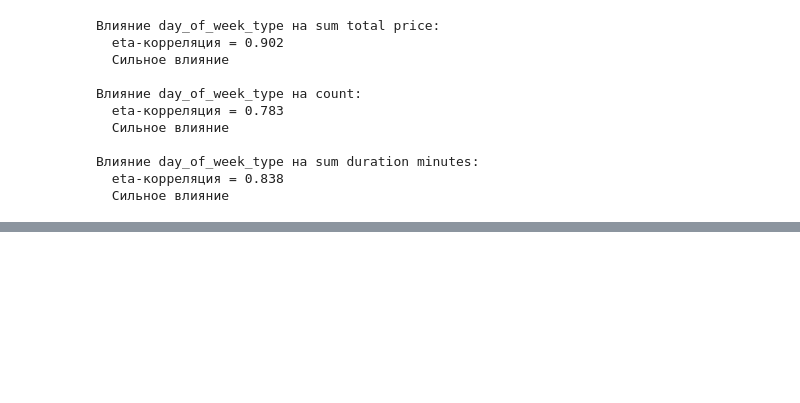
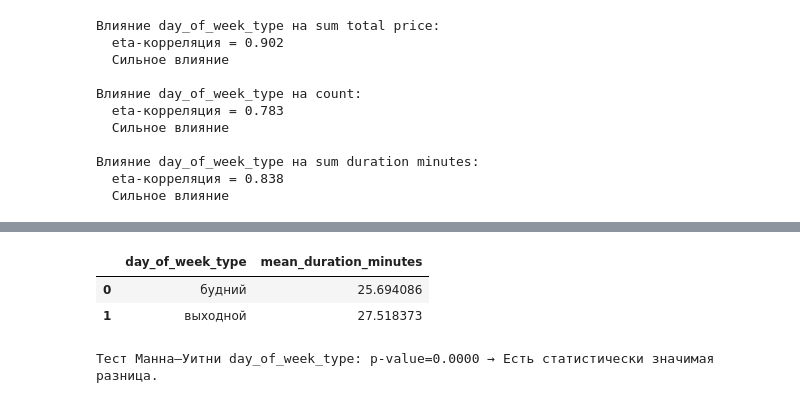
Before and after one commit to fIIame/scooter_sharing_analysis, a Jupyter notebook: notebooks/EDA.ipynb, the cells around one changed output, grey strips where cells are left out. Cells and saved outputs as stored; diff of their text form; code cells hidden in the pictures; blank space fills up the shorter version.

```diff
--- a/notebooks/EDA.ipynb
+++ b/notebooks/EDA.ipynb
@@ -645,0 +681,12 @@ print_eta_correlation_overview(daily_summary, "day_of_week_type", metrics, get_e
+# %%
+rides_weather_data.groupby("day_of_week_type", as_index=False).agg(
+    mean_duration_minutes=("duration_minutes","mean"),
+)
+# %% [output]
+|  | day_of_week_type | mean_duration_minutes |
+| 0 | будний | 25.694086 |
+| 1 | выходной | 27.518373 |
+# %%
+mannwhitneyu_test(rides_weather_data, "duration_minutes", "day_of_week_type", alternative="two-sided")
+# %% [output]
+Тест Манна–Уитни day_of_week_type: p-value=0.0000 → Есть статистически значимая разница.
```
Also changed, not shown: parts of 33 cells of this notebook, 2 other files.
